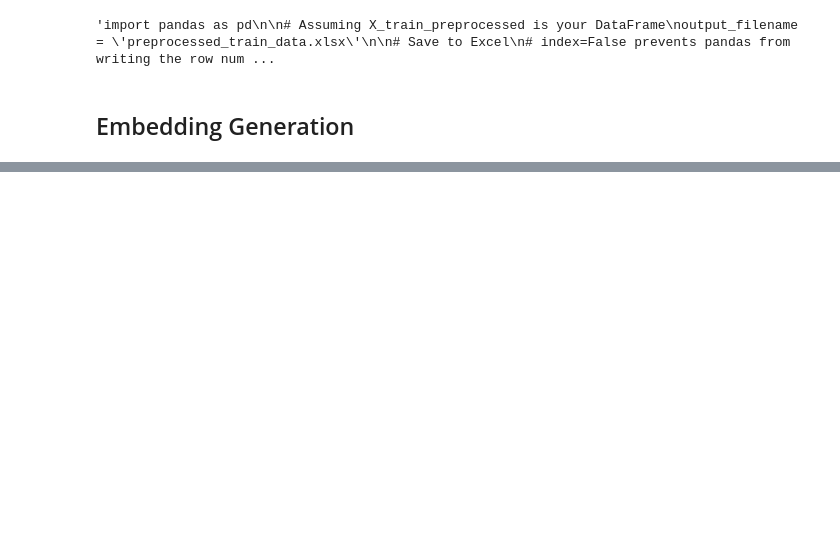
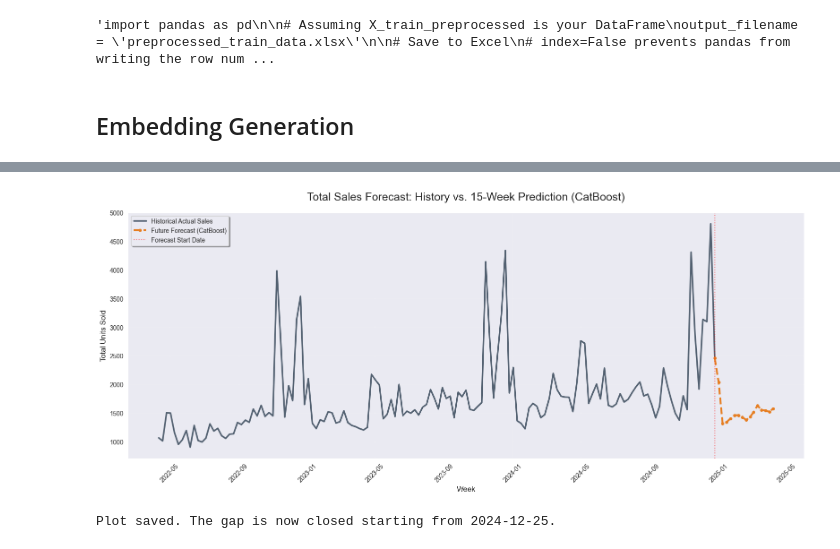
Before and after one commit to luisgrewe/StockSalesPrediction, a Jupyter notebook: salesprediction.ipynb, the cells around one changed output, grey strips where cells are left out. Drawn from its saved outputs; the diff is of its cells as text; code cells hidden in the pictures; blank space fills up the shorter version.

```diff
--- a/salesprediction.ipynb
+++ b/salesprediction.ipynb
@@ -293,0 +489,49 @@ Training until validation scores don't improve for 50 rounds
+# %%
+import matplotlib.pyplot as plt
+import pandas as pd
+
+# Prepare Historical Data
+history_weeks = data_loader.preprocessing(df['train'])['week']
+df_history = pd.DataFrame({
+    'week': history_weeks.loc[X_final_train_data.index],
+    'sales': y_final_train_data
+})
+weekly_actuals = df_history.groupby('week')['sales'].sum().reset_index().sort_values('week')
+
+weekly_forecast = df_results.groupby('week')['predicted_sales'].sum().reset_index().sort_values('week')
+
+# Get the very last point of history
+last_actual_point = weekly_actuals.tail(1).rename(columns={'sales': 'predicted_sales'})
+
+# Attach it to the start of the forecast
+weekly_forecast_connected = pd.concat([last_actual_point, weekly_forecast], ignore_index=True)
+
+plt.figure(figsize=(16, 7))
+
+# Plot Historical Sales (The "Past")
+plt.plot(weekly_actuals['week'], weekly_actuals['sales'],
+         label='Historical Actual Sales', color='#2c3e50', linewidth=2.5, alpha=0.8)
+
+# Plot the Future
+plt.plot(weekly_forecast_connected['week'], weekly_forecast_connected['predicted_sales'],
+         label=f'Future Forecast ({winner_name})', color='#e67e22',
+         linestyle='--', linewidth=3, marker='o', markersize=4)
+
+# Split Line (Vertical line at "Today")
+today = weekly_actuals['week'].max()
+plt.axvline(x=today, color='red', linestyle=':', alpha=0.5, label='Forecast Start Date')
+
+# Chart Styling
+plt.title(f"Total Sales Forecast: History vs. 15-Week Prediction ({winner_name})", fontsize=18, pad=20)
+plt.xlabel("Week", fontsize=12)
+plt.ylabel("Total Units Sold", fontsize=12)
+plt.legend(loc='upper left', frameon=True, shadow=True)
+plt.grid(True, which='major', linestyle='-', alpha=0.1)
+plt.xticks(rotation=45)
+
+plt.tight_layout()
+plt.savefig('sales_forecast_connected.png')
+plt.show()
+# %% [output]
+[figure, added]
+Plot saved. The gap is now closed starting from 2024-12-25.
```
Also changed, not shown: parts of 15 cells of this notebook, 18 other files.
